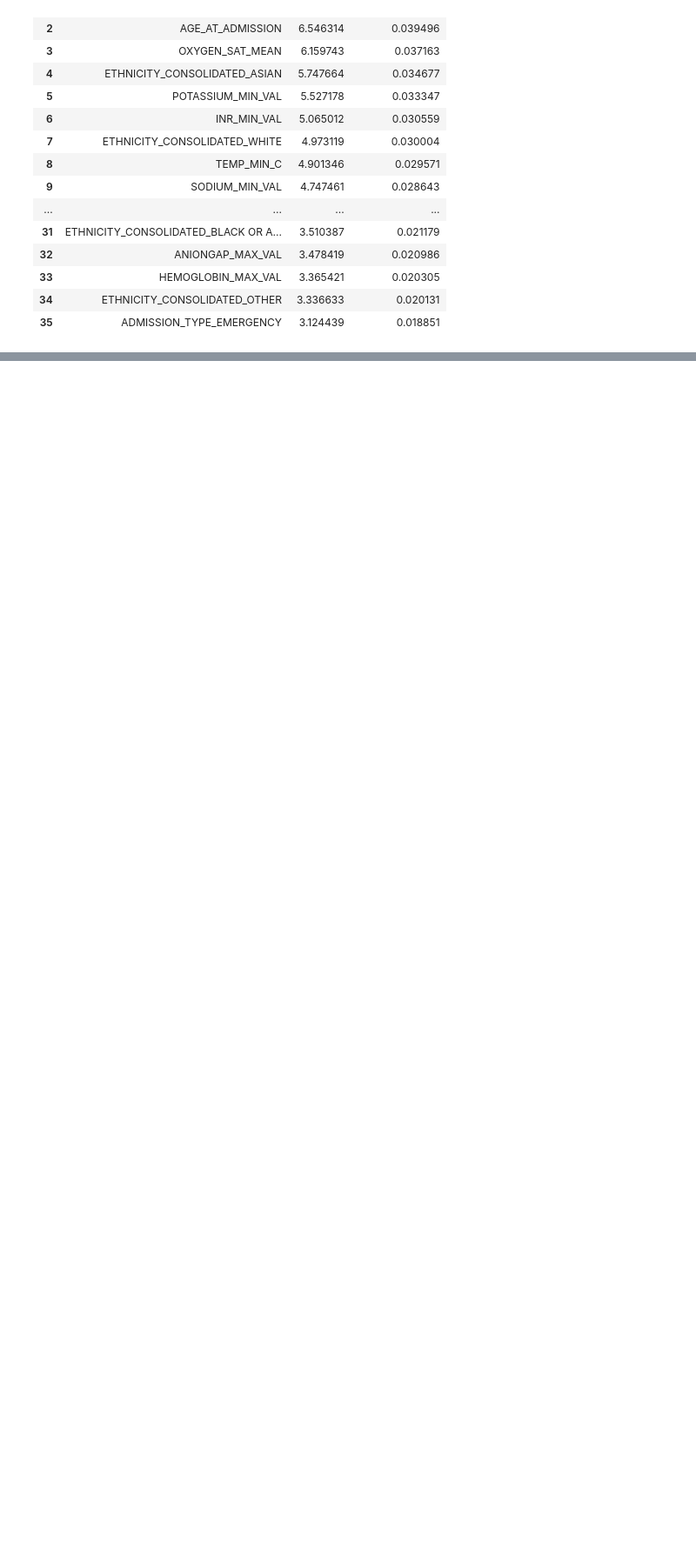
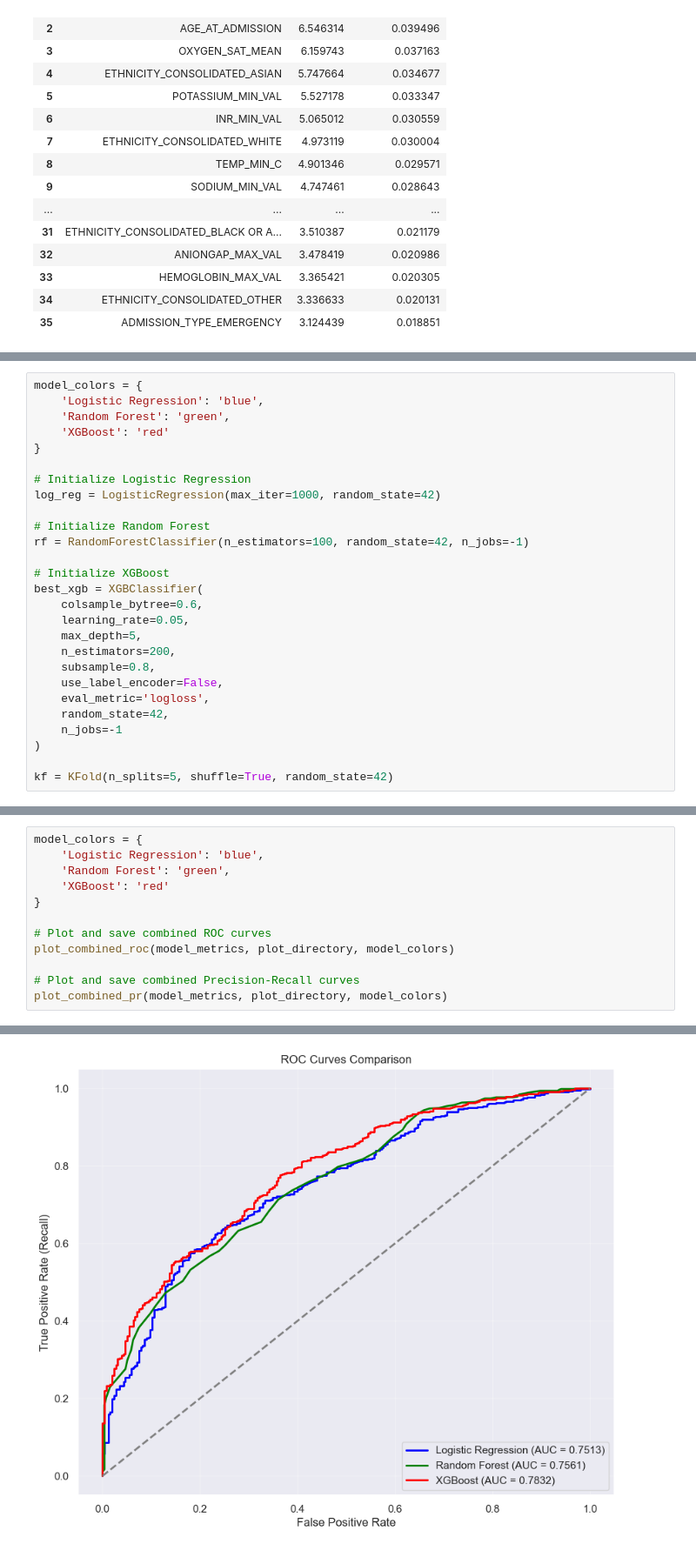
Before and after one commit to Musiik-fn/650-DRAGON-SLAYERS, a Jupyter notebook: FILES/Code/650Models.ipynb, the cells around one changed output, grey strips where cells are left out. Shown at 87% size. Saved outputs shown, nothing was run; the diff lists cells and outputs as text; blank space fills up the shorter version.

```diff
--- a/FILES/Code/650Models.ipynb
+++ b/FILES/Code/650Models.ipynb
@@ -920,0 +568,27 @@ plt.show()
+# %%
+model_colors = {
+    'Logistic Regression': 'blue',
+    'Random Forest': 'green',
+    'XGBoost': 'red'
+}
+
+# Initialize Logistic Regression
+log_reg = LogisticRegression(max_iter=1000, random_state=42)
+
+# Initialize Random Forest
+rf = RandomForestClassifier(n_estimators=100, random_state=42, n_jobs=-1)
+
+# Initialize XGBoost
+best_xgb = XGBClassifier(
+    colsample_bytree=0.6,
+    learning_rate=0.05,
+    max_depth=5,
+    n_estimators=200,
+    subsample=0.8,
+    use_label_encoder=False,
+    eval_metric='logloss',
+    random_state=42,
+    n_jobs=-1
+)
+
+kf = KFold(n_splits=5, shuffle=True, random_state=42)
@@ -920,0 +703,13 @@ plt.show()
+# %%
+model_colors = {
+    'Logistic Regression': 'blue',
+    'Random Forest': 'green',
+    'XGBoost': 'red'
+}
+
+# Plot and save combined ROC curves
+plot_combined_roc(model_metrics, plot_directory, model_colors)
+
+# Plot and save combined Precision-Recall curves
+plot_combined_pr(model_metrics, plot_directory, model_colors)
+# %% [output]
@@ -920,0 +717 @@ plt.show()
+[figure, added]
```
Also changed, not shown: parts of 16 cells of this notebook, 26 other files.
